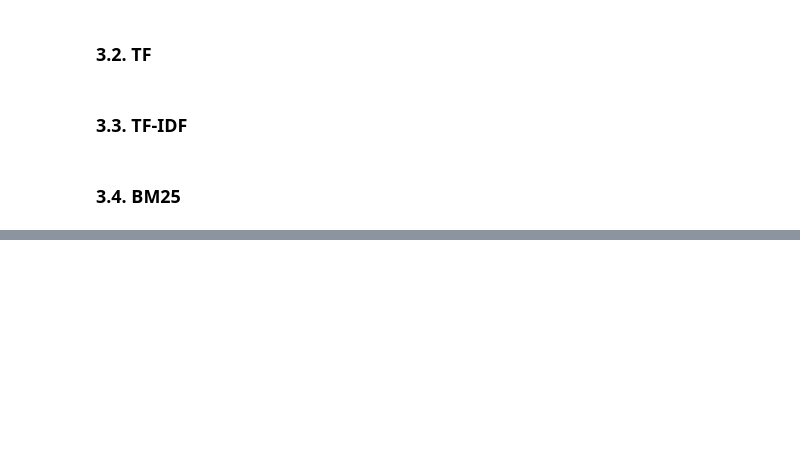
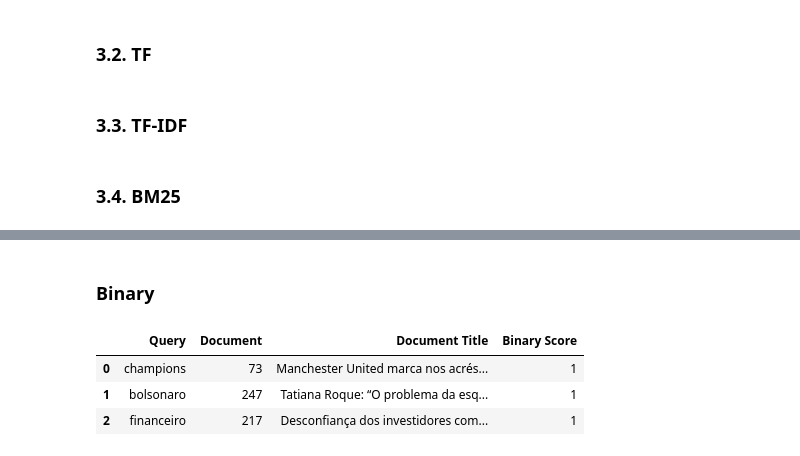
Before and after one commit to velmer/information-retrieval, a Jupyter notebook: lab-06/Modelo_Vetorial_ri_lab_06.ipynb, the cells around one changed output, grey strips where cells are left out. Saved outputs shown, nothing was run; the diff lists cells and outputs as text; code cells hidden in the pictures; blank space fills up the shorter version.

```diff
--- a/lab-06/Modelo_Vetorial_ri_lab_06.ipynb
+++ b/lab-06/Modelo_Vetorial_ri_lab_06.ipynb
@@ -160,0 +213,9 @@ def bm25_vsm(query, document, k):
+# %%
+def get_top1_score(top5):
+  return [top[0][0] for top in top5]
+
+def get_top1_doc(top5):
+  return [top[0][1] for top in top5]
+
+def get_doc_title(docs):
+  return [data.title[doc] for doc in docs]
@@ -160,0 +237,14 @@ def bm25_vsm(query, document, k):
+# %% [markdown]
+### Binary
+# %%
+binary_res = pd.DataFrame()
+binary_res['Query'] = queries
+binary_res['Document'] = doc_top5_binary
+binary_res['Document Title'] = titles_binary
+binary_res['Binary Score'] = score_top5_binary
+binary_res
+# %% [output]
+|  | Query | Document | Document Title | Binary Score |
+| 0 | champions | 73 | Manchester United marca nos acrés... | 1 |
+| 1 | bolsonaro | 247 | Tatiana Roque: “O problema da esq... | 1 |
+| 2 | financeiro | 217 | Desconfiança dos investidores com... | 1 |
```
Also changed, not shown: parts of 25 cells of this notebook.
